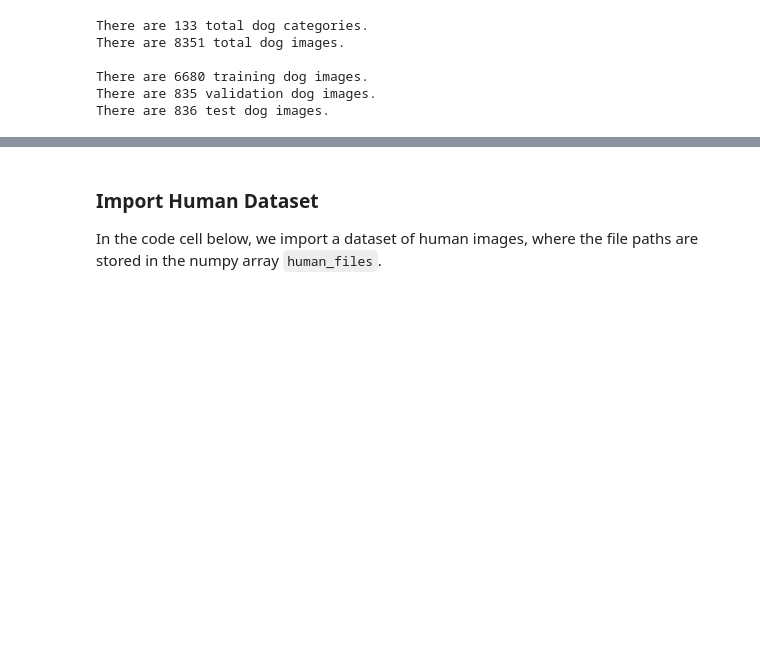
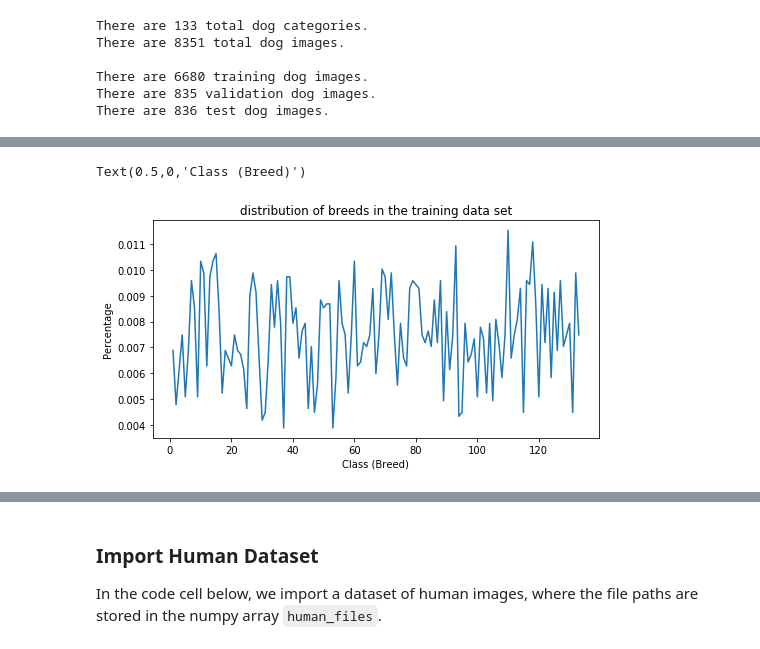
Before and after one commit to AhmedRadwan0/Dog-Breed_classification, a Jupyter notebook: dog_app.ipynb, the cells around one changed output, grey strips where cells are left out. Drawn from its saved outputs; the diff is of its cells as text; code cells hidden in the pictures; blank space fills up the shorter version.

```diff
--- a/dog_app.ipynb
+++ b/dog_app.ipynb
@@ -93,0 +145,5 @@ There are 836 test dog images.
+# %%
+all_dogs_train = np.vectorize(lambda x: x.split("/")[-1][:-10])(train_files)
+df_train = pd.DataFrame(all_dogs_train, columns=["dog_breed"])
+freq_train = df_train["dog_breed"].value_counts(sort=False)
+freq_train.describe()
@@ -93,0 +160,11 @@ There are 836 test dog images.
+# %%
+figure, ax = plt.subplots(1,1, figsize=(8,4))
+freq_train.index = range(1,134)
+(freq_train/len(train_files)).plot()
+
+plt.title('distribution of breeds in the training data set')
+plt.ylabel('Percentage')
+plt.xlabel('Class (Breed)')
+# %% [output]
+Text(0.5,0,'Class (Breed)')
+[figure, added]
```
Also changed, not shown: parts of 17 cells of this notebook.
